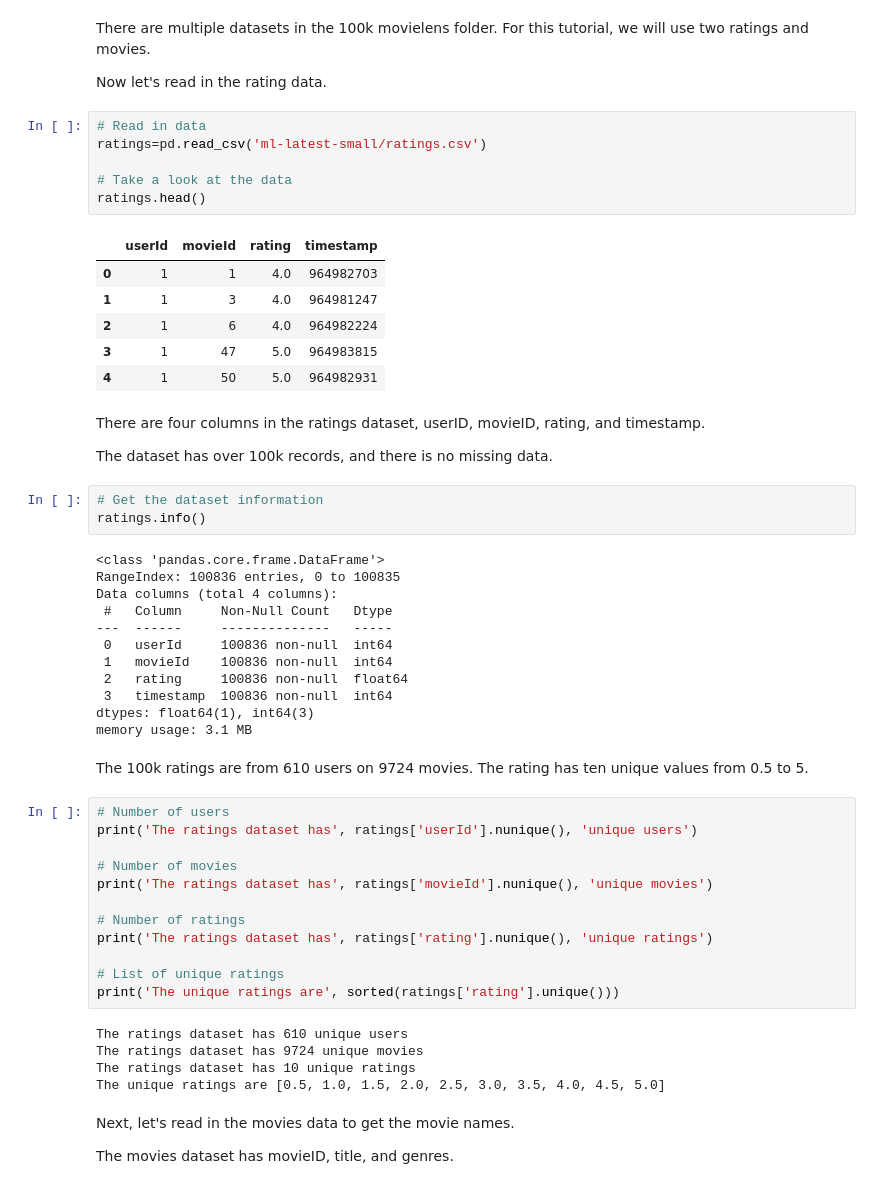
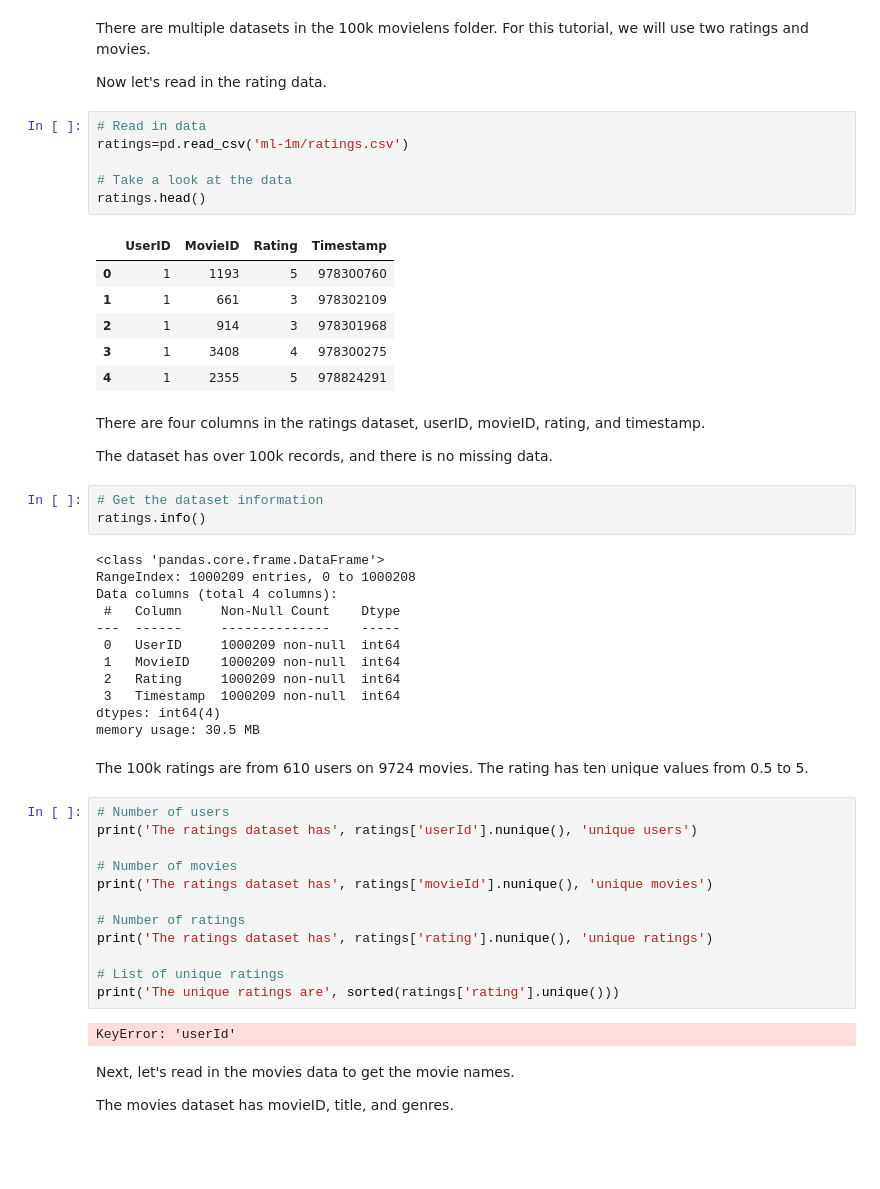
Before and after one commit to NetradeepakC/RecSysProject, a Jupyter notebook: User-based collaborative Filer.ipynb, the cells around one changed output. Cells and saved outputs as stored; diff of their text form; blank space fills up the shorter version.

```diff
--- a/User-based collaborative Filer.ipynb
+++ b/User-based collaborative Filer.ipynb
@@ -85,17 +85,17 @@ There are multiple datasets in the 100k movielens folder. For this tutorial, we
 Now let's read in the rating data.
 # %%
 # Read in data
-ratings=pd.read_csv('ml-latest-small/ratings.csv')
+ratings=pd.read_csv('ml-1m/ratings.csv')
 
 # Take a look at the data
 ratings.head()
 # %% [output]
-|  | userId | movieId | rating | timestamp |
-| 0 | 1 | 1 | 4.0 | 964982703 |
-| 1 | 1 | 3 | 4.0 | 964981247 |
-| 2 | 1 | 6 | 4.0 | 964982224 |
-| 3 | 1 | 47 | 5.0 | 964983815 |
-| 4 | 1 | 50 | 5.0 | 964982931 |
+|  | UserID | MovieID | Rating | Timestamp |
+| 0 | 1 | 1193 | 5 | 978300760 |
+| 1 | 1 | 661 | 3 | 978302109 |
+| 2 | 1 | 914 | 3 | 978301968 |
+| 3 | 1 | 3408 | 4 | 978300275 |
+| 4 | 1 | 2355 | 5 | 978824291 |
 # %% [markdown]
 There are four columns in the ratings dataset, userID, movieID, rating, and timestamp.
 
@@ -105,16 +105,16 @@ The dataset has over 100k records, and there is no missing data.
 ratings.info()
 # %% [output]
 <class 'pandas.core.frame.DataFrame'>
-RangeIndex: 100836 entries, 0 to 100835
+RangeIndex: 1000209 entries, 0 to 1000208
 Data columns (total 4 columns):
- #   Column     Non-Null Count   Dtype
----  ------     --------------   -----
- 0   userId     100836 non-null  int64
- 1   movieId    100836 non-null  int64
- 2   rating     100836 non-null  float64
- 3   timestamp  100836 non-null  int64
-dtypes: float64(1), int64(3)
-memory usage: 3.1 MB
+ #   Column     Non-Null Count    Dtype
+---  ------     --------------    -----
+ 0   UserID     1000209 non-null  int64
+ 1   MovieID    1000209 non-null  int64
+ 2   Rating     1000209 non-null  int64
+ 3   Timestamp  1000209 non-null  int64
+dtypes: int64(4)
+memory usage: 30.5 MB
 # %% [markdown]
 The 100k ratings are from 610 users on 9724 movies. The rating has ten unique values from 0.5 to 5.
 # %%
@@ -130,10 +130,7 @@ print('The ratings dataset has', ratings['rating'].nunique(), 'unique ratings')
 # List of unique ratings
 print('The unique ratings are', sorted(ratings['rating'].unique()))
 # %% [output]
-The ratings dataset has 610 unique users
-The ratings dataset has 9724 unique movies
-The ratings dataset has 10 unique ratings
-The unique ratings are [0.5, 1.0, 1.5, 2.0, 2.5, 3.0, 3.5, 4.0, 4.5, 5.0]
+KeyError: 'userId'
 # %% [markdown]
 Next, let's read in the movies data to get the movie names.
 
```
Also changed, not shown: parts of 32 cells of this notebook, 5 other files.
